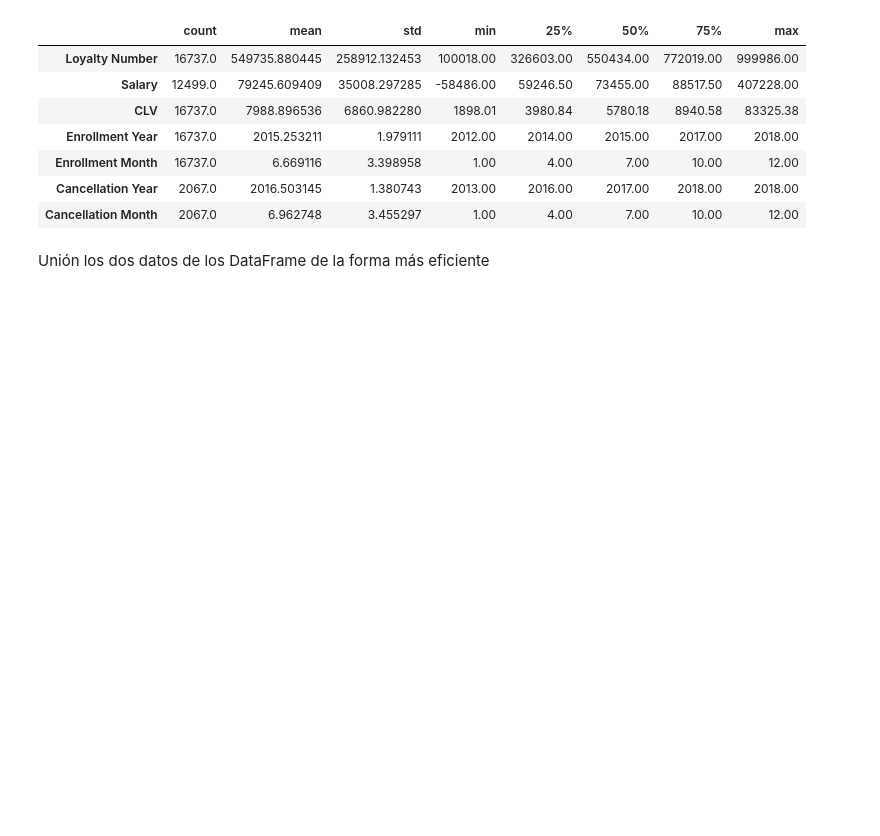
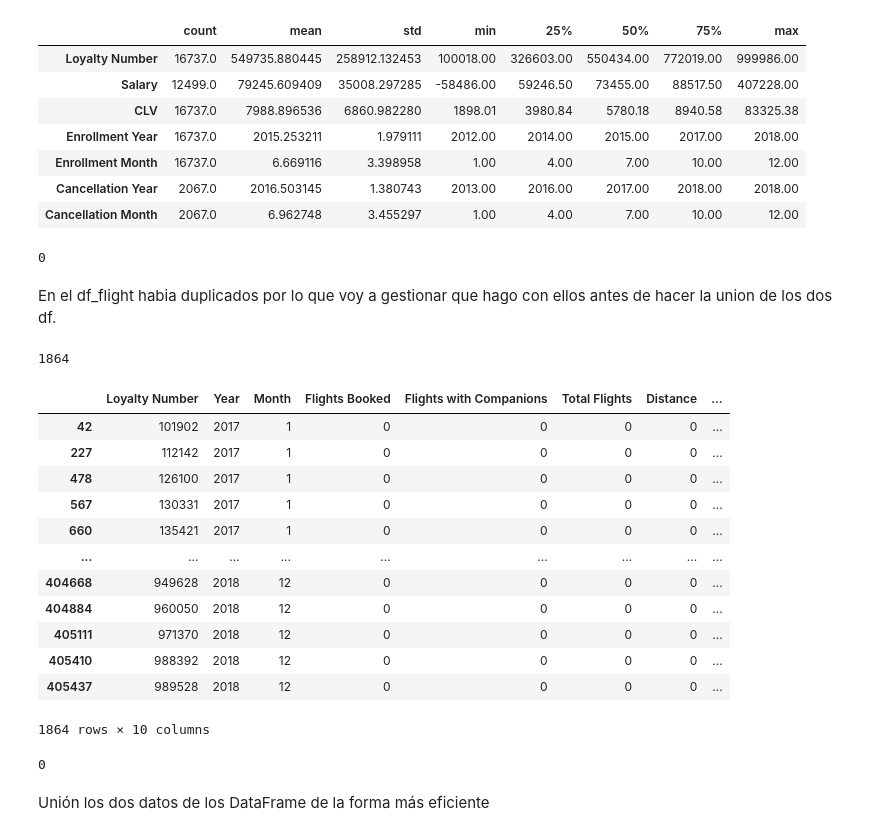
Before and after one commit to Adalab/bda-modulo-3-evaluacion-final-CristinaMSF, a Jupyter notebook: evaluacion_3.ipynb, the cells around one changed output. Saved outputs shown, nothing was run; the diff lists cells and outputs as text; code cells hidden in the pictures; blank space fills up the shorter version.

```diff
--- a/evaluacion_3.ipynb
+++ b/evaluacion_3.ipynb
@@ -285,3 +273,35 @@ df_loyalty.describe().T
 | Enrollment Month | 16737.0 | 6.669116 | 3.398958 | 1.00 | 4.00 | 7.00 | 10.00 | 12.00 |
 | Cancellation Year | 2067.0 | 2016.503145 | 1.380743 | 2013.00 | 2016.00 | 2017.00 | 2018.00 | 2018.00 |
 | Cancellation Month | 2067.0 | 6.962748 | 3.455297 | 1.00 | 4.00 | 7.00 | 10.00 | 12.00 |
+# %%
+df_loyalty.duplicated().sum() #Cuenta las filas duplicadas en el DataFrame.
+# %% [output]
+0
+# %% [markdown]
+En el df_flight habia duplicados por lo que voy a gestionar que hago con ellos antes de hacer la union de los dos df.
+# %%
+#Ver los duplicados
+
+df_flight.duplicated().sum() #Cuenta las filas duplicadas en el DataFrame.
+# %% [output]
+1864
+# %%
+#Creo una variable para mostrar cuales son los duplicados al printear
+
+duplicated = df_flight[df_flight.duplicated()]
+
+duplicated
+# %% [output]
+|  | Loyalty Number | Year | Month | Flights Booked | Flights with Companions | Total Flights | Distance | ... |
+| 42 | 101902 | 2017 | 1 | 0 | 0 | 0 | 0 | ... |
+| 227 | 112142 | 2017 | 1 | 0 | 0 | 0 | 0 | ... |
+| 478 | 126100 | 2017 | 1 | 0 | 0 | 0 | 0 | ... |
+| 567 | 130331 | 2017 | 1 | 0 | 0 | 0 | 0 | ... |
+| 660 | 135421 | 2017 | 1 | 0 | 0 | 0 | 0 | ... |
+| ... | ... | ... | ... | ... | ... | ... | ... | ... |
+| 404668 | 949628 | 2018 | 12 | 0 | 0 | 0 | 0 | ... |
+| 404884 | 960050 | 2018 | 12 | 0 | 0 | 0 | 0 | ... |
+| 405111 | 971370 | 2018 | 12 | 0 | 0 | 0 | 0 | ... |
+| 405410 | 988392 | 2018 | 12 | 0 | 0 | 0 | 0 | ... |
+| 405437 | 989528 | 2018 | 12 | 0 | 0 | 0 | 0 | ... |
+1864 rows × 10 columns
@@ -288,3 +313,9 @@ df_loyalty.describe().T
+# %%
+#Verifico que no hay duplicados
+
+df_flight_not_duplicated.duplicated().sum()
+# %% [output]
+0
 # %% [markdown]
 Unión los dos datos de los DataFrame de la forma más eficiente
 # %%
```
Also changed, not shown: parts of 20 cells of this notebook.
